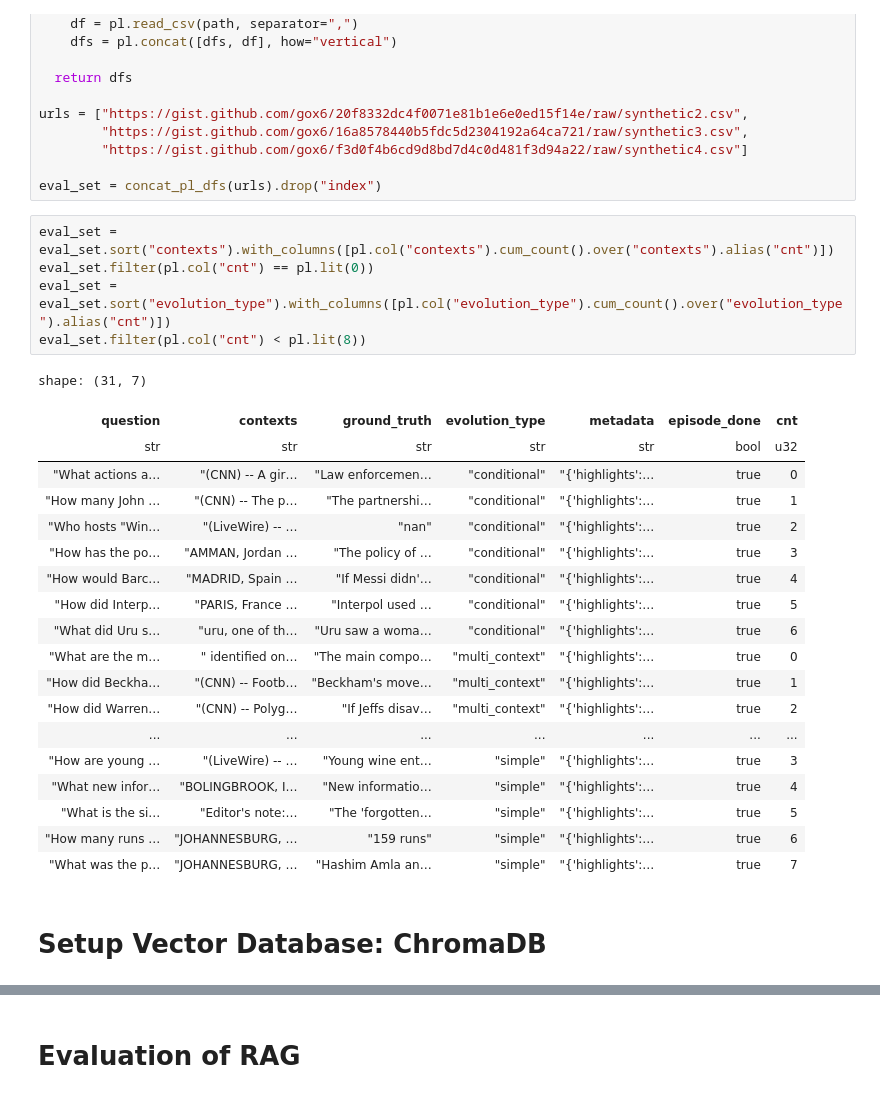
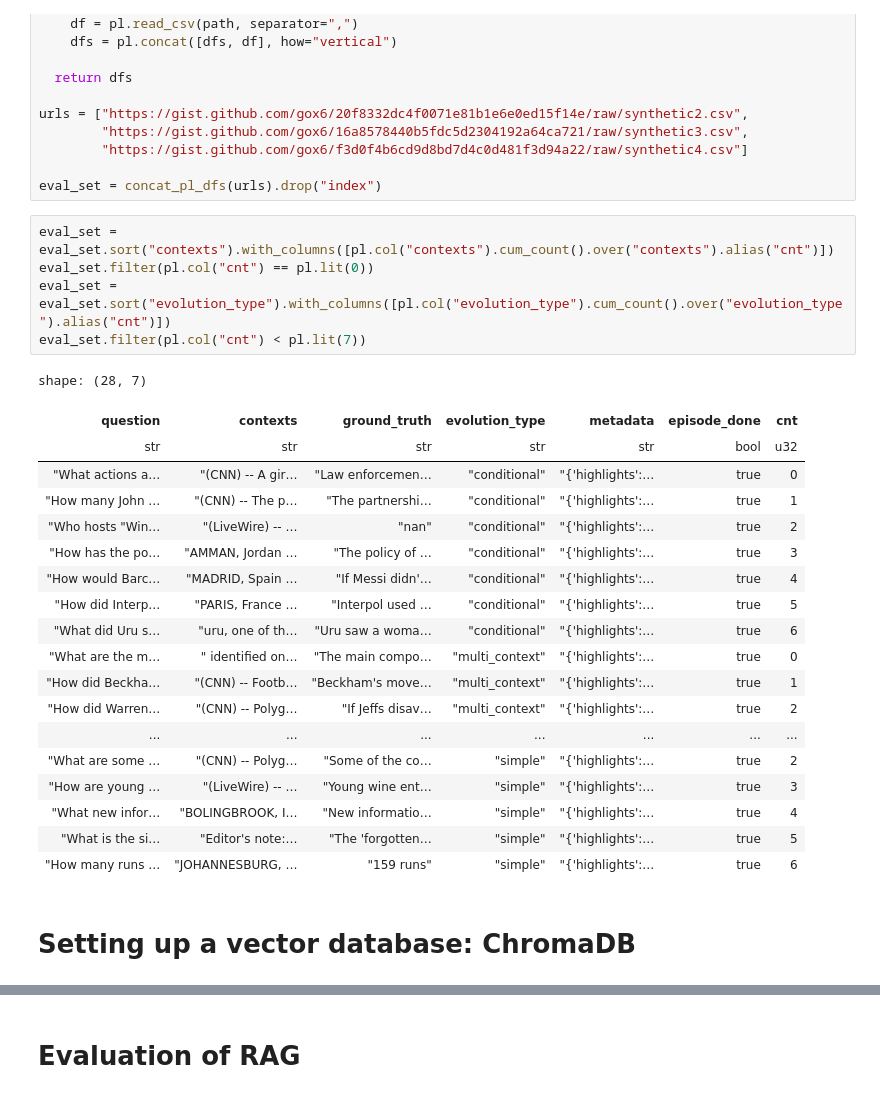
Before and after one commit to gox6/colab-demos, a Jupyter notebook: rags/evaluate-rags-rigorously-or-perish.ipynb, the cells around one changed output, grey strips where cells are left out. Drawn from its saved outputs; the diff is of its cells as text.

```diff
--- a/rags/evaluate-rags-rigorously-or-perish.ipynb
+++ b/rags/evaluate-rags-rigorously-or-perish.ipynb
@@ -196,27 +223,27 @@ eval_set = concat_pl_dfs(urls).drop("index")
 # %%
 eval_set = eval_set.sort("contexts").with_columns([pl.col("contexts").cum_count().over("contexts").alias("cnt")])
 eval_set.filter(pl.col("cnt") == pl.lit(0))
 eval_set = eval_set.sort("evolution_type").with_columns([pl.col("evolution_type").cum_count().over("evolution_type").alias("cnt")])
-eval_set.filter(pl.col("cnt") < pl.lit(8))
+eval_set.filter(pl.col("cnt") < pl.lit(7))
 # %% [output]
-shape: (31, 7)
+shape: (28, 7)
 | question | contexts | ground_truth | evolution_type | metadata | episode_done | cnt |
 | str | str | str | str | str | bool | u32 |
 | "What actions a… | "(CNN) -- A gir… | "Law enforcemen… | "conditional" | "{'highlights':… | true | 0 |
 | "How many John … | "(CNN) -- The p… | "The partnershi… | "conditional" | "{'highlights':… | true | 1 |
 | "Who hosts "Win… | "(LiveWire) -- … | "nan" | "conditional" | "{'highlights':… | true | 2 |
 | "How has the po… | "AMMAN, Jordan … | "The policy of … | "conditional" | "{'highlights':… | true | 3 |
 | "How would Barc… | "MADRID, Spain … | "If Messi didn'… | "conditional" | "{'highlights':… | true | 4 |
 | "How did Interp… | "PARIS, France … | "Interpol used … | "conditional" | "{'highlights':… | true | 5 |
 | "What did Uru s… | "uru, one of th… | "Uru saw a woma… | "conditional" | "{'highlights':… | true | 6 |
 | "What are the m… | " identified on… | "The main compo… | "multi_context" | "{'highlights':… | true | 0 |
 | "How did Beckha… | "(CNN) -- Footb… | "Beckham's move… | "multi_context" | "{'highlights':… | true | 1 |
 | "How did Warren… | "(CNN) -- Polyg… | "If Jeffs disav… | "multi_context" | "{'highlights':… | true | 2 |
 | ... | ... | ... | ... | ... | ... | ... |
+| "What are some … | "(CNN) -- Polyg… | "Some of the co… | "simple" | "{'highlights':… | true | 2 |
 | "How are young … | "(LiveWire) -- … | "Young wine ent… | "simple" | "{'highlights':… | true | 3 |
 | "What new infor… | "BOLINGBROOK, I… | "New informatio… | "simple" | "{'highlights':… | true | 4 |
 | "What is the si… | "Editor's note:… | "The 'forgotten… | "simple" | "{'highlights':… | true | 5 |
 | "How many runs … | "JOHANNESBURG, … | "159 runs" | "simple" | "{'highlights':… | true | 6 |
-| "What was the p… | "JOHANNESBURG, … | "Hashim Amla an… | "simple" | "{'highlights':… | true | 7 |
-# %% [markdown]
-# Setup Vector Database: ChromaDB
+# %% [markdown]
+# Setting up a vector database: ChromaDB
```
Also changed, not shown: parts of 33 cells of this notebook.
